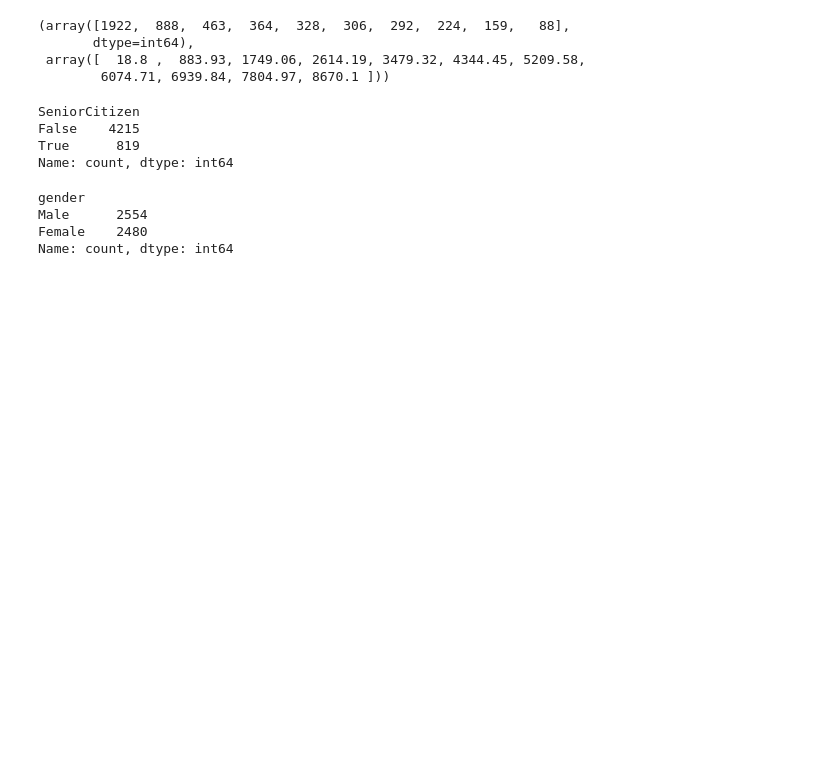
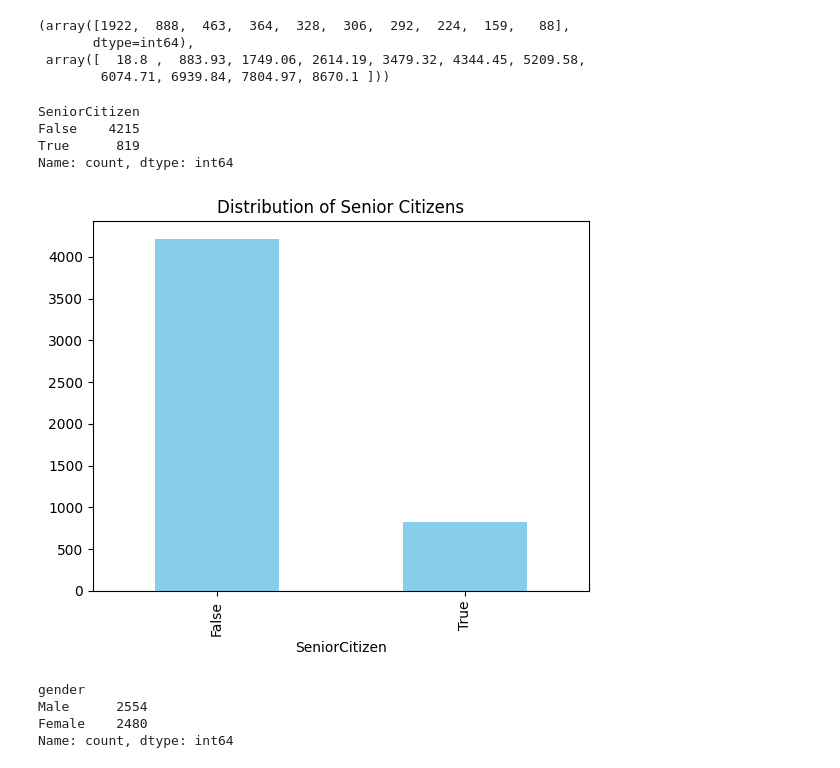
Before and after one commit to sethsot/Telco-Churn, a Jupyter notebook: draft.ipynb, the cells around one changed output. Drawn from its saved outputs; the diff is of its cells as text; code cells hidden in the pictures; blank space fills up the shorter version.

```diff
--- a/draft.ipynb
+++ b/draft.ipynb
@@ -1215,6 +1345,17 @@ SeniorCitizen
 False    4215
 True      819
 Name: count, dtype: int64
+# %%
+# visualize the 'SeniorCitizen column
+
+value_counts = df['SeniorCitizen'].value_counts()
+
+value_counts.plot(kind='bar', color='skyblue')
+
+plt.title('Distribution of Senior Citizens')
+plt.show()
+# %% [output]
+[figure, added]
 # %%
 df['gender'].value_counts()
 # %% [output]
```
Also changed, not shown: parts of 96 cells of this notebook.
